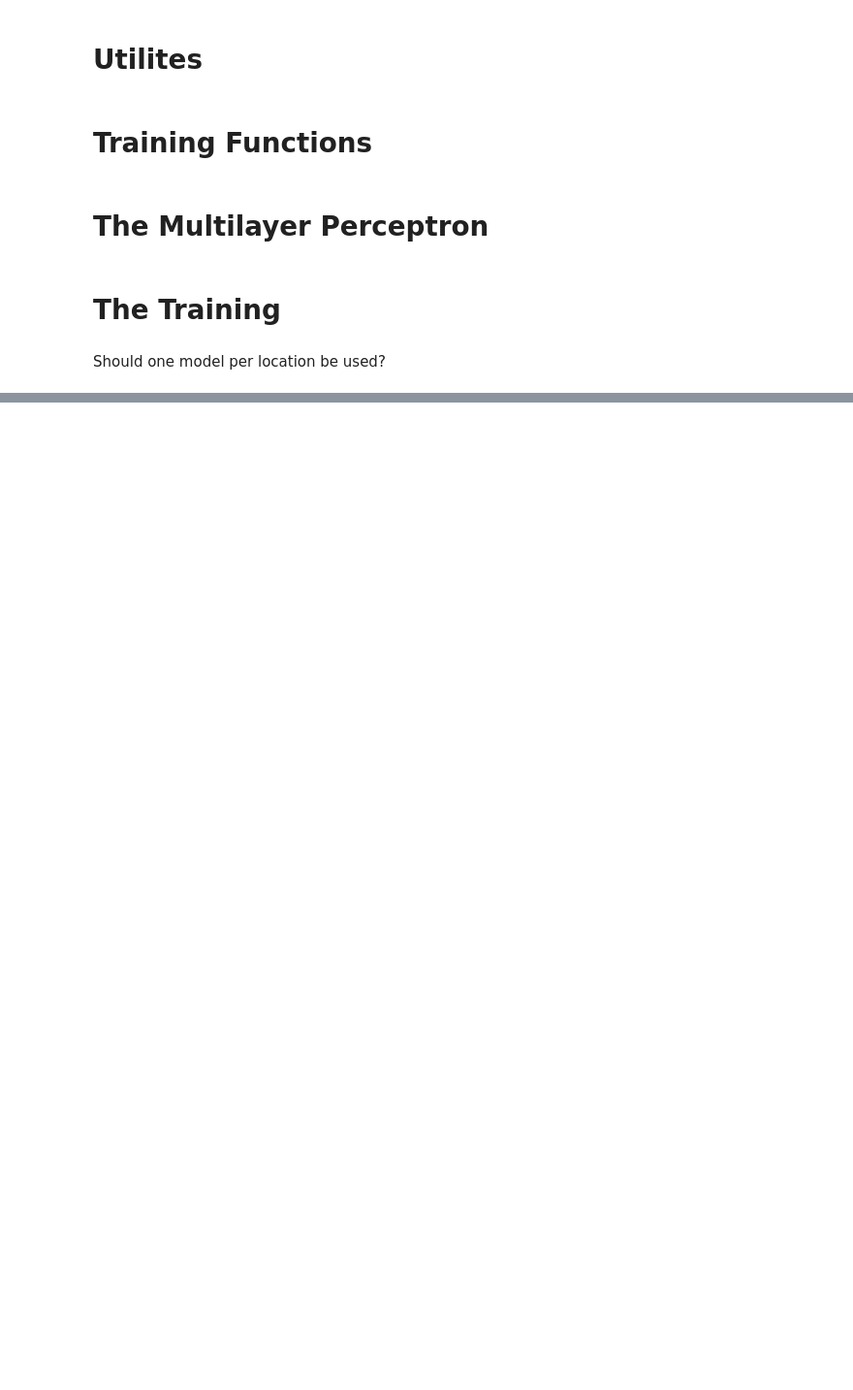
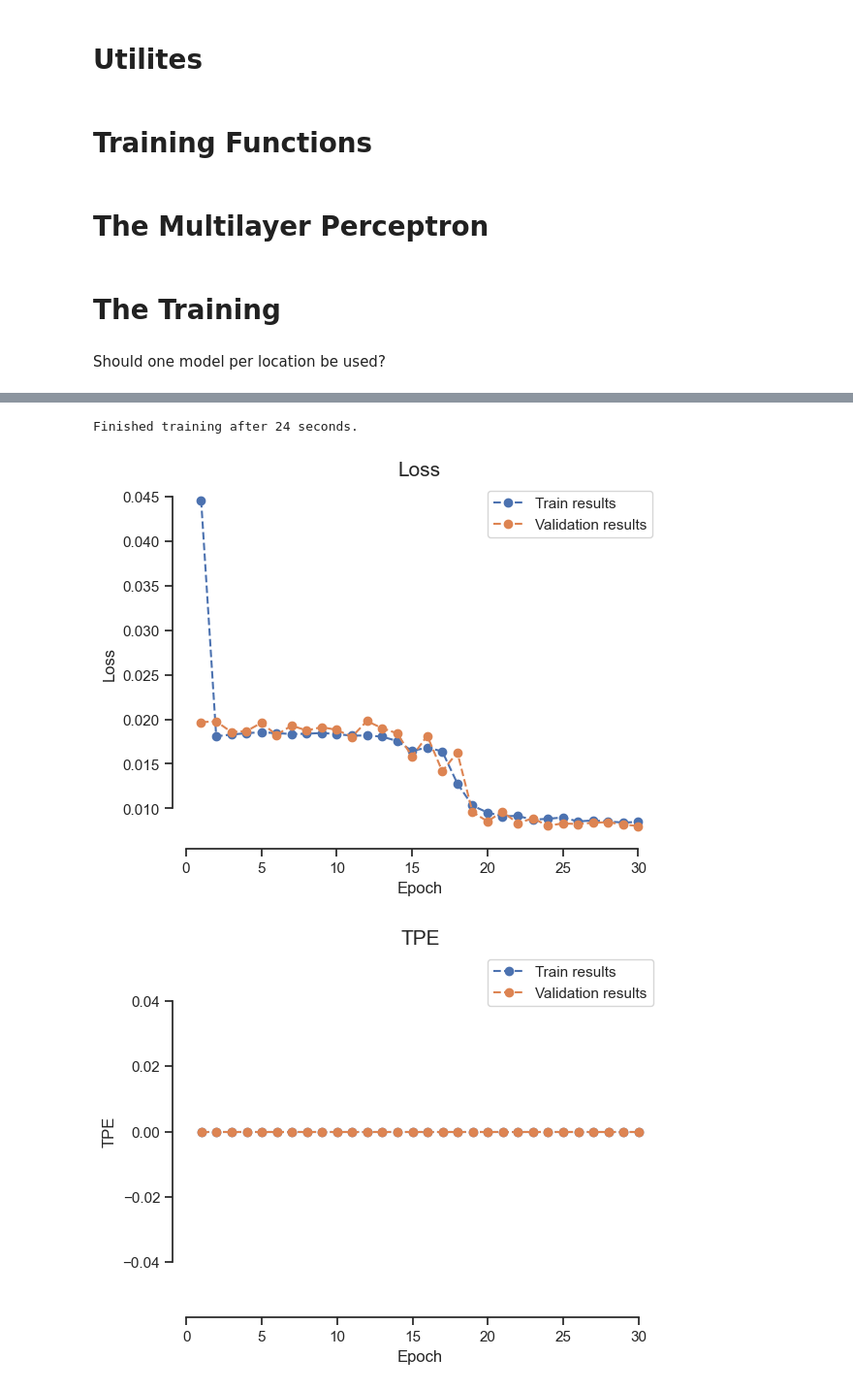
Before and after one commit to justusm00/ebc-project, a Jupyter notebook: MLP.ipynb, the cells around one changed output, grey strips where cells are left out. Shown at 97% size. Saved outputs shown, nothing was run; the diff lists cells and outputs as text; code cells hidden in the pictures; blank space fills up the shorter version.

Commit message:
Adjusted data grabbing for preprocessed data and final-fucking-ly got the MLP to train

```diff
--- a/MLP.ipynb
+++ b/MLP.ipynb
@@ -20,7 +21,8 @@ from torch.utils.data import Dataset, DataLoader
 # %%
 # Get number of cpus to use for faster parallelized data loading
-num_cpus = os.cpu_count()
-print(num_cpus, 'CPUs available')
+avb_cpus = os.cpu_count()
 
-num_cpus = 14
+num_cpus = 0
+
+print(avb_cpus, 'CPUs available,', num_cpus, 'were assigned' )
 # %% [output]
@@ -145,7 +142,8 @@ def data_loaders(trainset, valset, testset, batch_size=64, num_cpus=1):
 
 # Define validation metric
 def prediction_error(y, y_pred):
-    return abs(y - y_pred)
+    #return abs(y - y_pred)
+    return 0
 
 
 
@@ -180,14 +178,14 @@ def train(dataloader, optimizer, model, master_bar, loss_fn = nn.MSELoss()):
         total_prediction_error += prediction_error(y, y_pred)
 
         # Compute loss
-        loss = loss_fn(y_pred, y)
+        epoch_loss = loss_fn(y_pred, y)
 
         # Backward pass
-        loss.backward()
+        epoch_loss.backward()
         optimizer.step()
 
         # For plotting the train loss, save it for each sample
-        loss.append(loss.item())
+        loss.append(epoch_loss.item())
 
     # Return the mean loss and the accuracy of this epoch
     return np.mean(loss), total_prediction_error
@@ -295,9 +293,9 @@ def run_training(model, optimizer, num_epochs, train_dataloader, val_dataloader,
     for epoch in master_bar:
         # Train the model
         epoch_train_loss, epoch_train_tpe = train(train_dataloader, optimizer, model,
-                                                  loss_fn, master_bar)
+                                                 master_bar, loss_fn)
         # Validate the model
-        epoch_val_loss, epoch_val_tpe = validate(val_dataloader, model, loss_fn, master_bar)
+        epoch_val_loss, epoch_val_tpe = validate(val_dataloader, model, master_bar, loss_fn)
 
         # Save loss and acc for plotting
         train_losses.append(epoch_train_loss)
@@ -365,21 +363,22 @@ class MLP(nn.Module):
 # The Training
 # %%
 # Collect data and create data loaders
-BoG, GoeWa = grab_data( num_cpus=num_cpus )
+dataset, num_data, num_labels = grab_data( num_cpus=num_cpus )
 
-BoG_train, BoG_val, BoG_test = train_val_test_splitter(BoG, nun_cpus=num_cpus)
-GoeWa_train, GoeWa_val, GoeWa_test = train_val_test_splitter(GoeWa, num_cpus=num_cpus)
+trainset, valset, testset = train_val_test_splitter(dataset)
+trainloader, valloader, testloader = data_loaders(trainset, valset, testset, num_cpus=num_cpus, batch_size=10)
 # %% [markdown]
 Should one model per location be used?
 # %%
 # Initialize the model
-model = MLP(5, 2, num_hidden_units=30, num_hidden_layers=4)
+model = MLP(num_data, num_labels, num_hidden_units=30, num_hidden_layers=4)
 # Set loss function and optimizer
 criterion = nn.MSELoss()
-lr = 10**(-3)
+lr = 10**(-4)
 optimizer = optim.Adam(model.parameters(), lr=lr)
 
-num_epochs = 10
+num_epochs = 30
 
-train_losses, val_losses, train_tpes, val_tpes = run_training(model, optimizer, num_epochs, BoG_train, BoG_val,
+train_losses, val_losses, train_tpes, val_tpes = run_training(model, optimizer, num_epochs, trainloader, valloader,
                                                               criterion, verbose=True)
+# %% [output]
@@ -385,0 +402,3 @@ train_losses, val_losses, train_tpes, val_tpes = run_training(model, optimizer,
+Finished training after 24 seconds.
+[figure, added]
+[figure, added]
```
Also changed, not shown: parts of 4 cells of this notebook.
